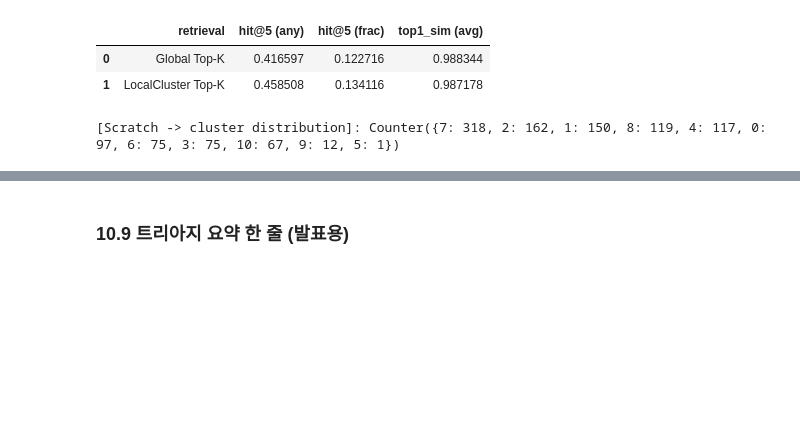
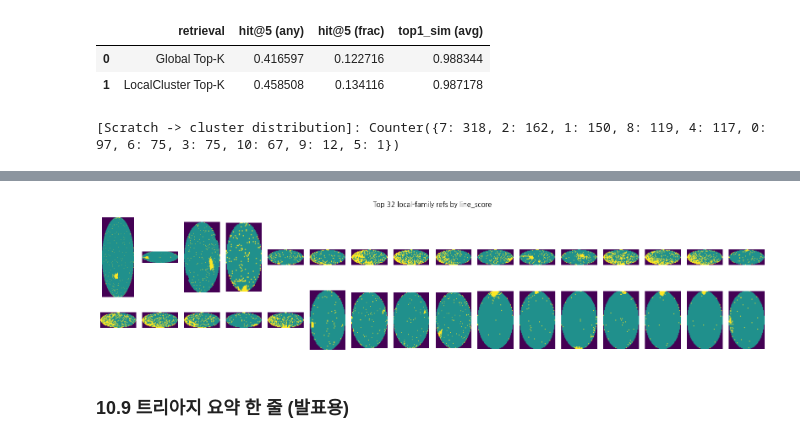
Before and after one commit to Think-Virus/WMI_Wafer_DefectPattern_Detection_AnomalyAnalysis, a Jupyter notebook: WMI_Wafer_DefectPattern_Detection_AnomalyAnalysis.ipynb, the cells around one changed output, grey strips where cells are left out. Saved outputs shown, nothing was run; the diff lists cells and outputs as text; code cells hidden in the pictures; blank space fills up the shorter version.

```diff
--- a/WMI_Wafer_DefectPattern_Detection_AnomalyAnalysis.ipynb
+++ b/WMI_Wafer_DefectPattern_Detection_AnomalyAnalysis.ipynb
@@ -1580,3 +1669,28 @@ if len(scratch_unk_i) > 0:
+# %%
+# local_ref_feat(또는 line_score)로 가장 "선스러운" ref를 직접 시각화
+# 지금은 네가 이미 가진 line_score를 ref에 적용해서 quick check
+
+ref_scores = []
+for ref_i in local_ref_emb_idx:
+    rloc = int(ref_local_idx[ref_i])
+    wm = ref_df.iloc[rloc]["waferMap"]
+    ref_scores.append(line_score(wm))
+ref_scores = np.array(ref_scores)
+
+top = np.argsort(-ref_scores)[:32]
+top_ref = local_ref_emb_idx[top]
+
+plt.figure(figsize=(16,4))
+for j, ref_i in enumerate(top_ref):
+    rloc = int(ref_local_idx[ref_i])
+    wm = ref_df.iloc[rloc]["waferMap"]
+    plt.subplot(2,16,j+1)
+    plt.imshow(wm); plt.axis("off")
+plt.suptitle("Top 32 local-family refs by line_score")
+plt.tight_layout()
+plt.show()
+# %% [output]
+[figure, added]
 # %% [markdown]
 ### 10.9 트리아지 요약 한 줄 (발표용)
 # %%
```
Also changed, not shown: parts of 38 cells of this notebook.
